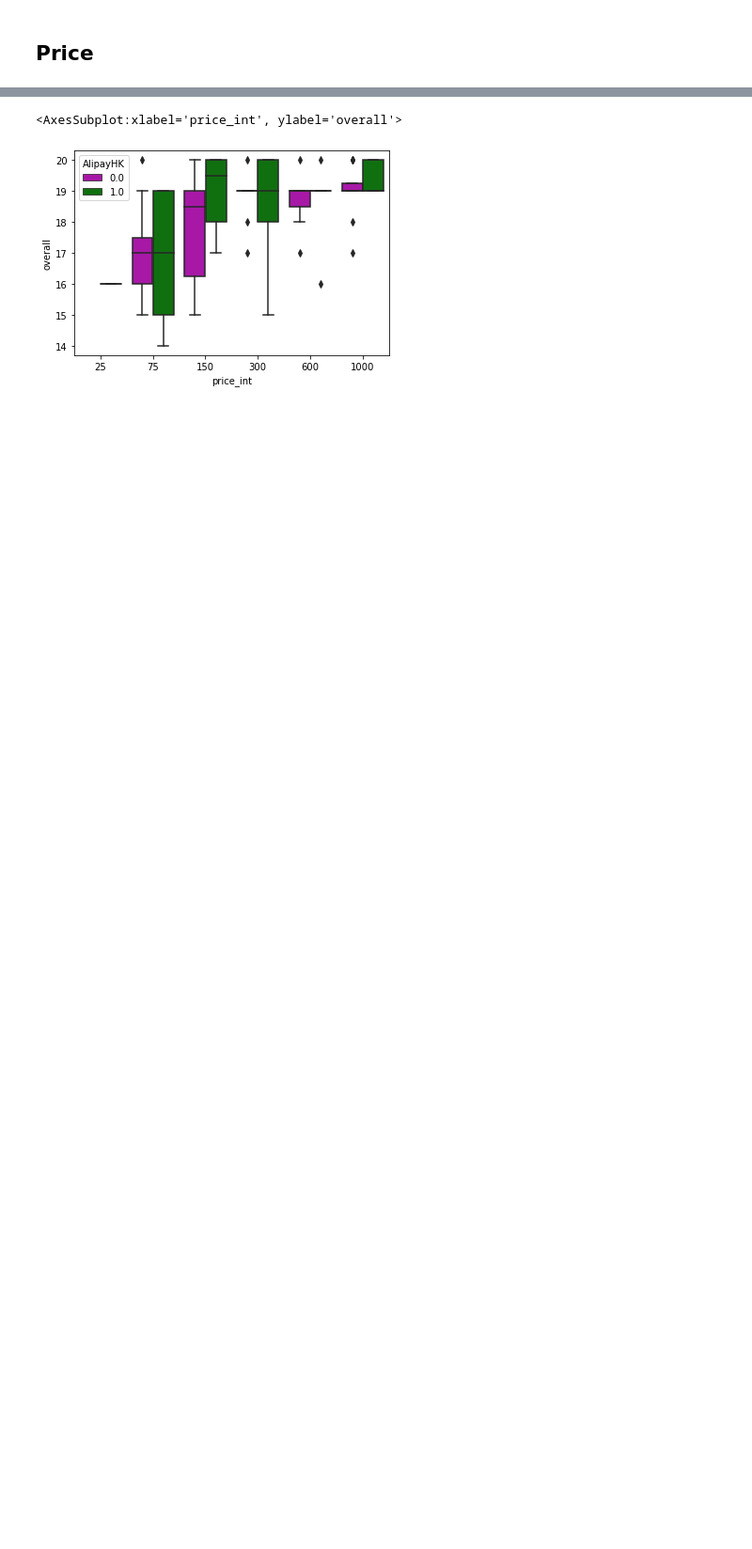
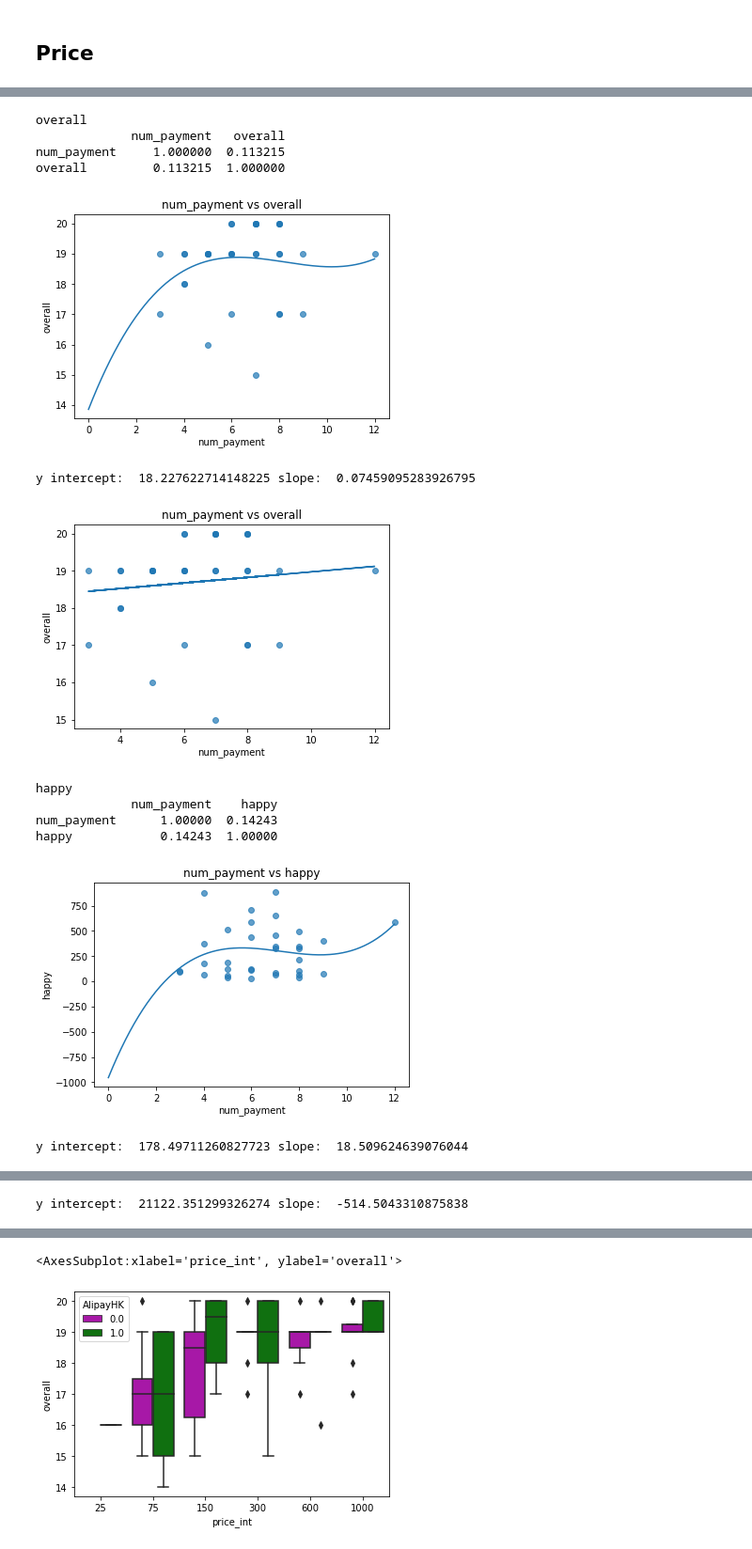
Before and after one commit to noodleconference/ISOM3400, a Jupyter notebook: MAIN_ANALYSIS.ipynb, the cells around one changed output, grey strips where cells are left out. Shown at 94% size. Cells and saved outputs as stored; diff of their text form; code cells hidden in the pictures; blank space fills up the shorter version.

```diff
--- a/MAIN_ANALYSIS.ipynb
+++ b/MAIN_ANALYSIS.ipynb
@@ -235,0 +252,25 @@ Name: mean, dtype: float64
+# %%
+df_pay_200 = df.groupby('price',as_index=True).get_group('$201-400')
+#df_pay_200.dropna(inplace=True)
+df_pay_200.reset_index(inplace=True, drop = True)
+for i in ['overall','happy','bookmark','happy_vs_sad']:
+    print(i)
+    print(df_pay_200[["num_payment",i]].corr())
+    title = 'num_payment vs '+i
+    scatter_graph_2(df_pay_200['num_payment'], df_pay_200[i], title,12)
+    scatter_graph(df_pay_200['num_payment'], df_pay_200[i], title)
+    plt.show()
+# %% [output]
+overall
+             num_payment   overall
+num_payment     1.000000  0.113215
+overall         0.113215  1.000000
+[figure, added]
+y intercept:  18.227622714148225 slope:  0.07459095283926795
+[figure, added]
+happy
+             num_payment    happy
+num_payment      1.00000  0.14243
+happy            0.14243  1.00000
+[figure, added]
+y intercept:  178.49711260827723 slope:  18.509624639076044
@@ -235,0 +283 @@ Name: mean, dtype: float64
+y intercept:  21122.351299326274 slope:  -514.5043310875838
```
Also changed, not shown: parts of 25 cells of this notebook.
